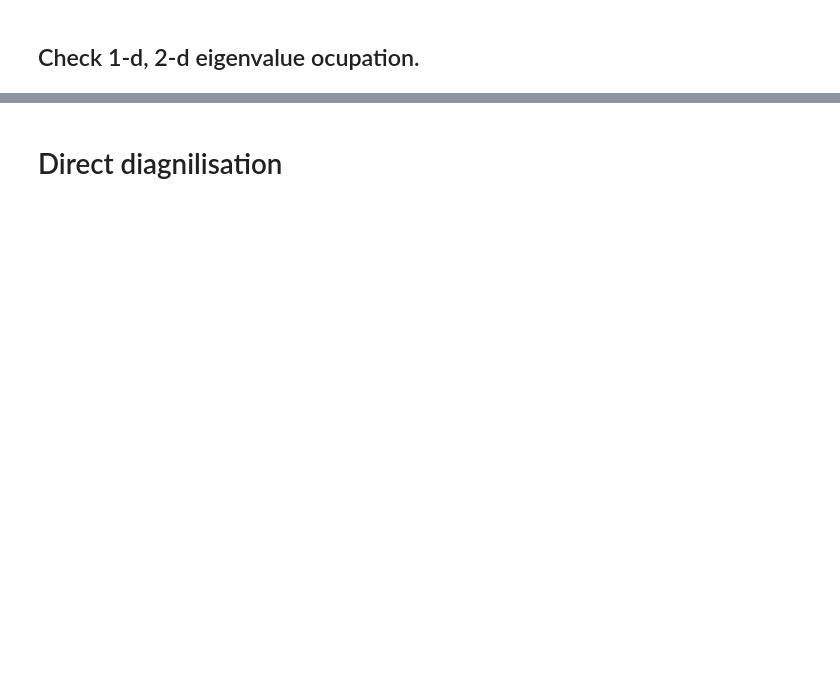
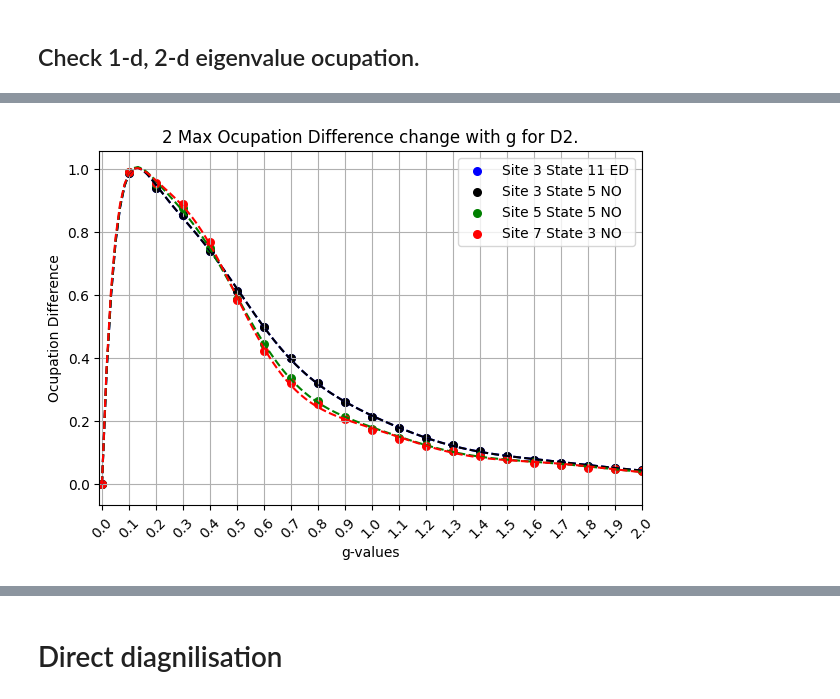
Before and after one commit to Gilfrim/Computational-Analysis-of-Many-Rotor-Systems, a Jupyter notebook: direct_diagnolisation.ipynb, the cells around one changed output, grey strips where cells are left out. Cells and saved outputs as stored; diff of their text form; code cells hidden in the pictures; blank space fills up the shorter version.

```diff
--- a/direct_diagnolisation.ipynb
+++ b/direct_diagnolisation.ipynb
@@ -268,0 +373,27 @@ visible_idx = np.r_[0:10, 19, 49]
+# %%
+dim_fit = 20
+
+visible_idx = np.r_[0:10, 19, 49]
+
+plt.figure(figsize=(7,4.6))
+
+for y_data, label, color in zip(
+    [si3_st11_ED[0, :], si3_st5_NO[0, :], si5_st5_NO[0, :], si7_st3_NO[0, :]],
+    [ 'Site 3 State 11 ED', 'Site 3 State 5 NO', 'Site 5 State 5 NO', 'Site 7 State 3 NO'],
+    ['blue', 'black', 'green', 'red']
+):
+
+    # Fit and plot
+    scatter_and_fit(g_array, y_data, label, color, degree=dim_fit)
+
+# Axis formatting
+plt.xlim(-0.01,  g_array[g_array <= 2].max())  # show up to g=20
+plt.xticks(g_array[g_array <= 2], rotation=45)
+plt.xlabel("g-values")
+plt.ylabel("Ocupation Difference")
+plt.title("2 Max Ocupation Difference change with g for D2.")
+plt.legend()
+plt.grid(True)
+plt.show()
+# %% [output]
+[figure, added]
```
Also changed, not shown: parts of 35 cells of this notebook, 26 other files.
